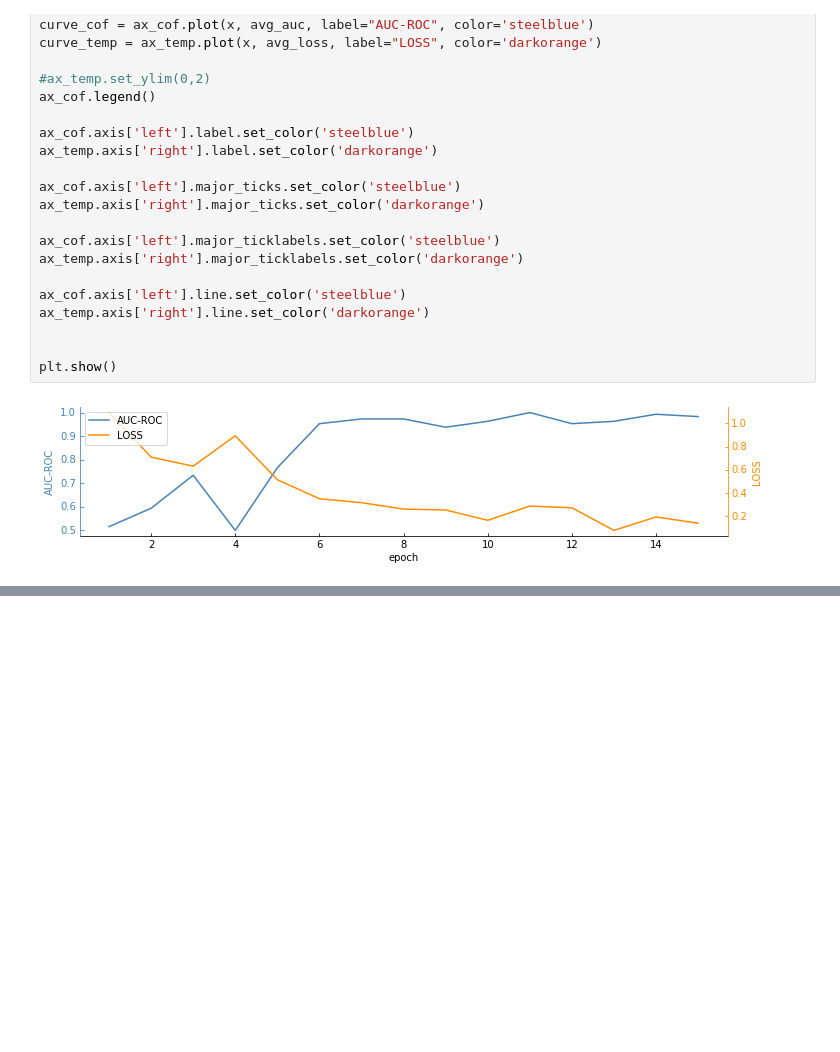
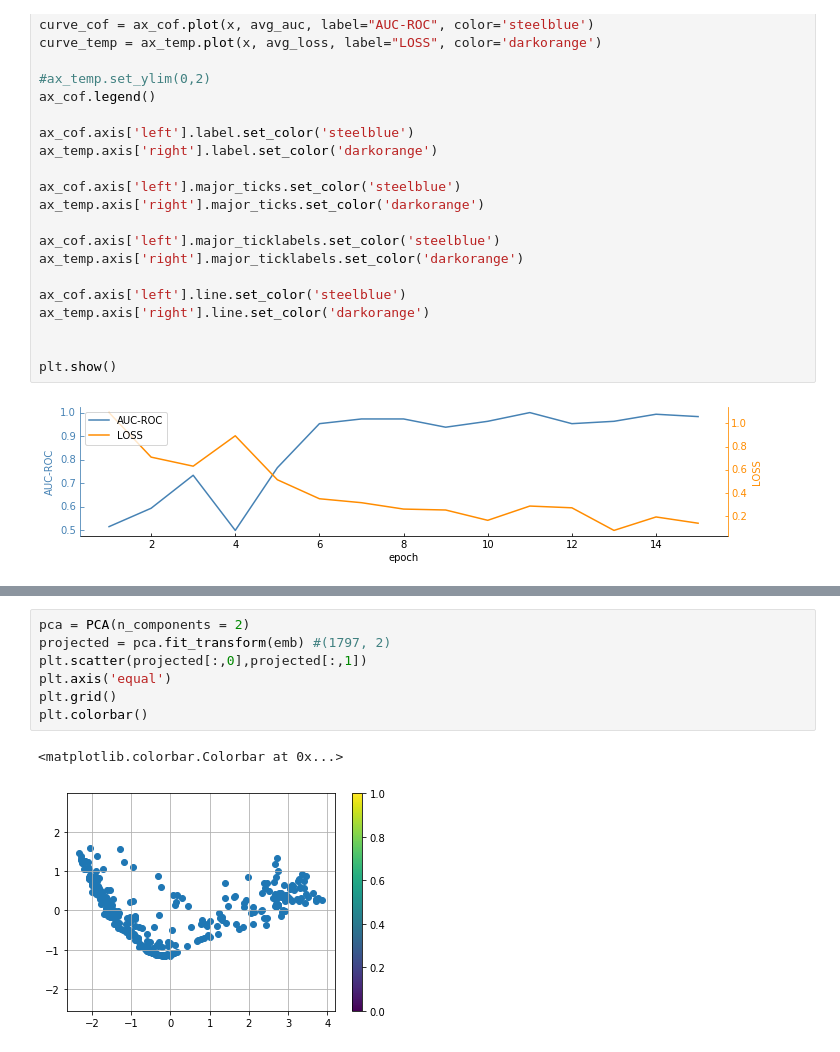
Before and after one commit to hsd1503/covid19_rnn, a Jupyter notebook: ResultsVis.ipynb, the cells around one changed output, grey strips where cells are left out. Cells and saved outputs as stored; diff of their text form; blank space fills up the shorter version.

```diff
--- a/ResultsVis.ipynb
+++ b/ResultsVis.ipynb
@@ -74,0 +119,10 @@ plt.show()
+# %%
+pca = PCA(n_components = 2)
+projected = pca.fit_transform(emb) #(1797, 2)
+plt.scatter(projected[:,0],projected[:,1])
+plt.axis('equal')
+plt.grid()
+plt.colorbar()
+# %% [output]
+<matplotlib.colorbar.Colorbar at 0x...>
+[figure, added]
```
Also changed, not shown: parts of 10 cells of this notebook.
